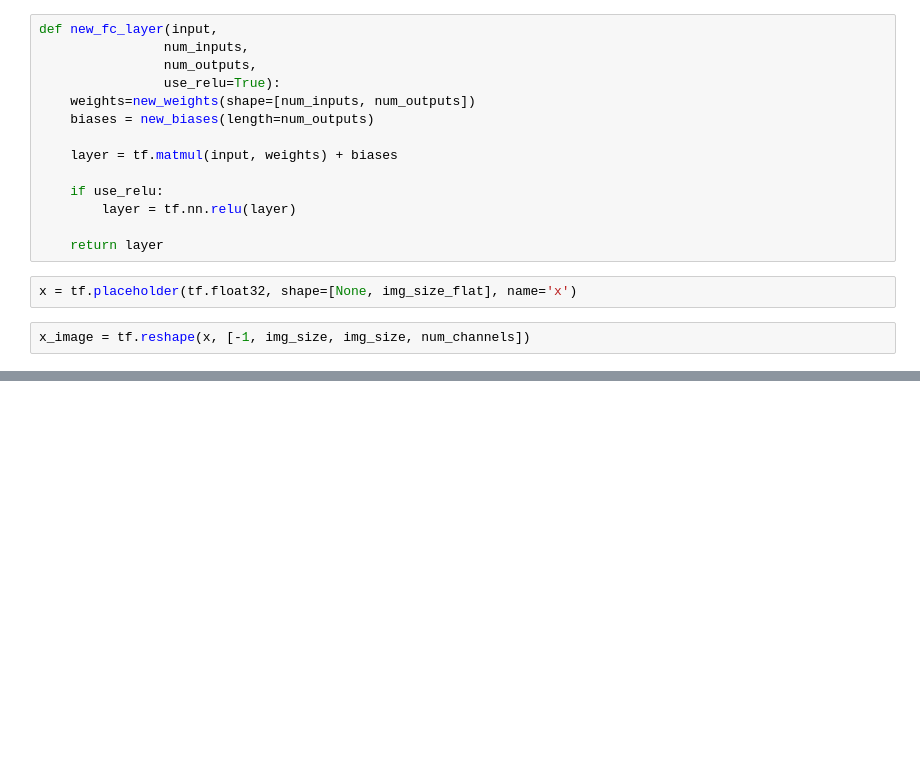
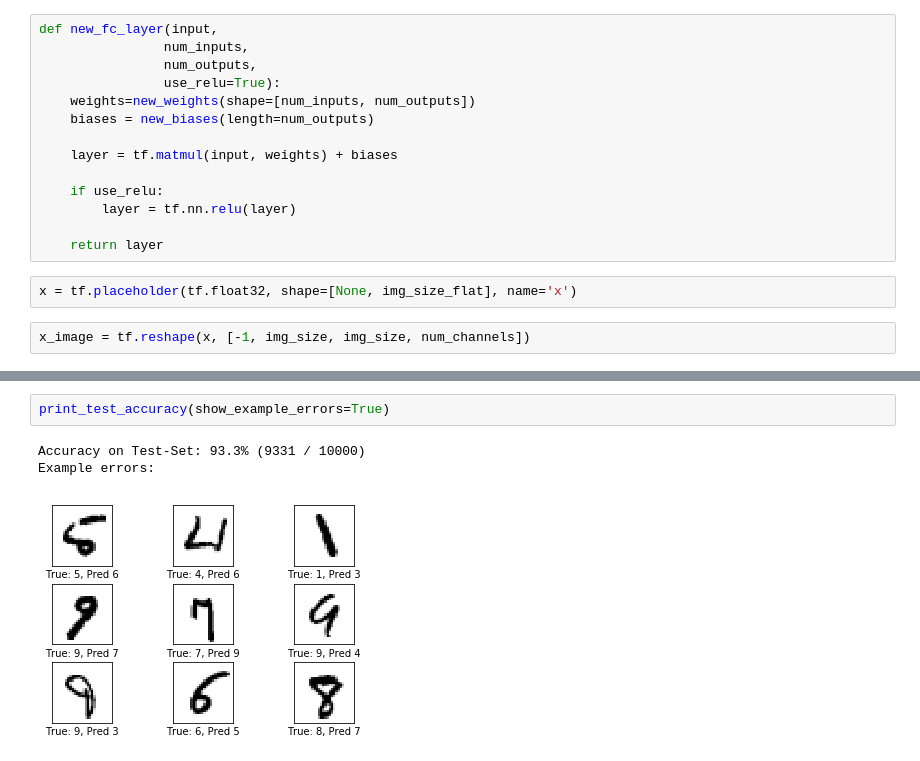
Before and after one commit to kimcnama/AutomatedMarkingAssistance, a Jupyter notebook: Step3/handwritten_digit_recognizer_train.ipynb, the cells around one changed output, grey strips where cells are left out. Drawn from its saved outputs; the diff is of its cells as text; blank space fills up the shorter version.

```diff
--- a/Step3/handwritten_digit_recognizer_train.ipynb
+++ b/Step3/handwritten_digit_recognizer_train.ipynb
@@ -161,0 +441,6 @@ x_image = tf.reshape(x, [-1, img_size, img_size, num_channels])
+# %%
+print_test_accuracy(show_example_errors=True)
+# %% [output]
+Accuracy on Test-Set: 93.3% (9331 / 10000)
+Example errors:
+[figure, added]
```
Also changed, not shown: parts of 40 cells of this notebook.
